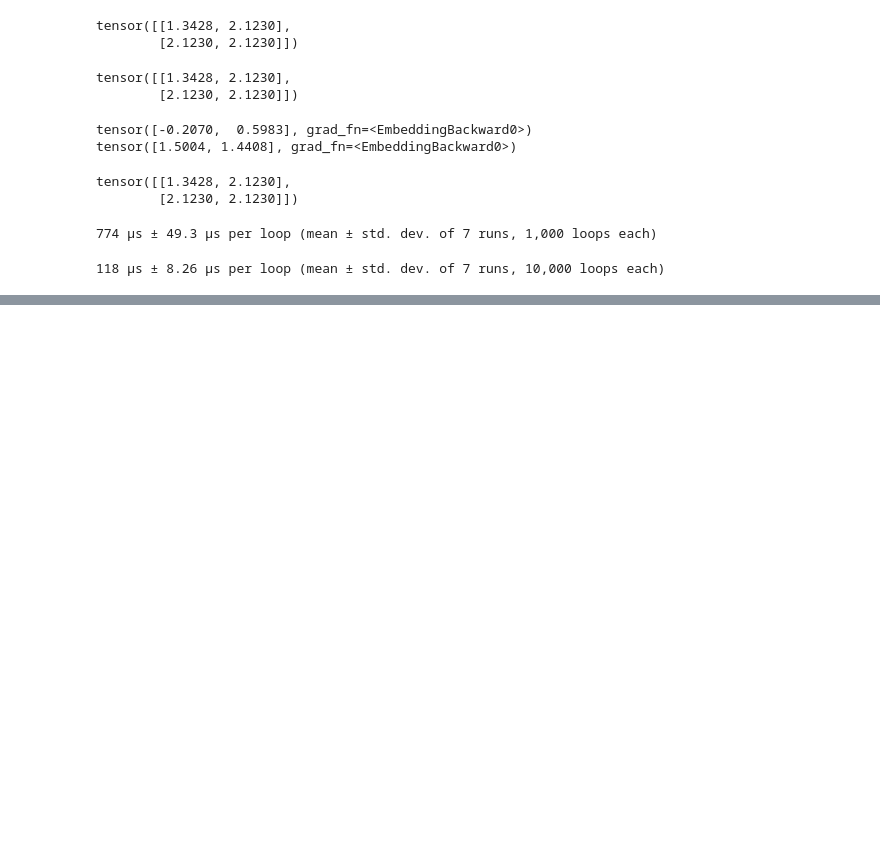
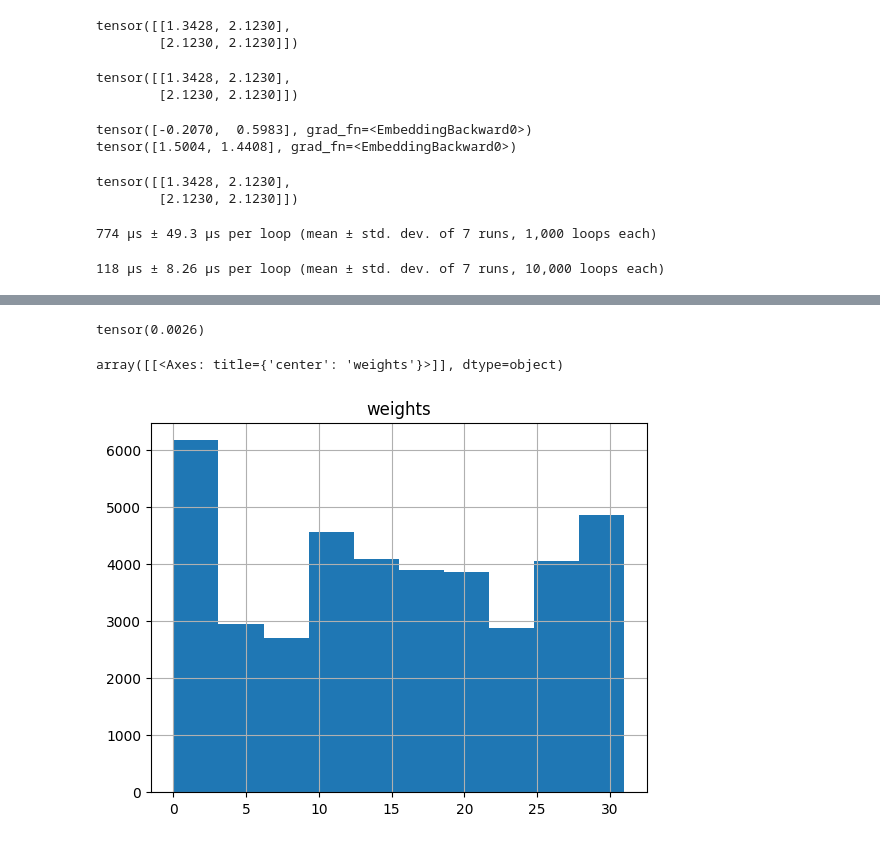
Before and after one commit to xnought/neural-net-compression-vis, a Jupyter notebook: notebooks/vanillamatmulquant.ipynb, the cells around one changed output, grey strips where cells are left out. Cells and saved outputs as stored; diff of their text form; code cells hidden in the pictures; blank space fills up the shorter version.

```diff
--- a/notebooks/vanillamatmulquant.ipynb
+++ b/notebooks/vanillamatmulquant.ipynb
@@ -132,0 +132,9 @@ array([[<Axes: title={'center': 'weights'}>]], dtype=object)
+# %%
+bits = 5
+c, w = quantize(a, k=int(2**bits))
+print(((a - index_codebook(w, c))**2).mean())
+weight_dist(w)
+# %% [output]
+tensor(0.0026)
+array([[<Axes: title={'center': 'weights'}>]], dtype=object)
+[figure, added]
```
Also changed, not shown: parts of 5 cells of this notebook.
